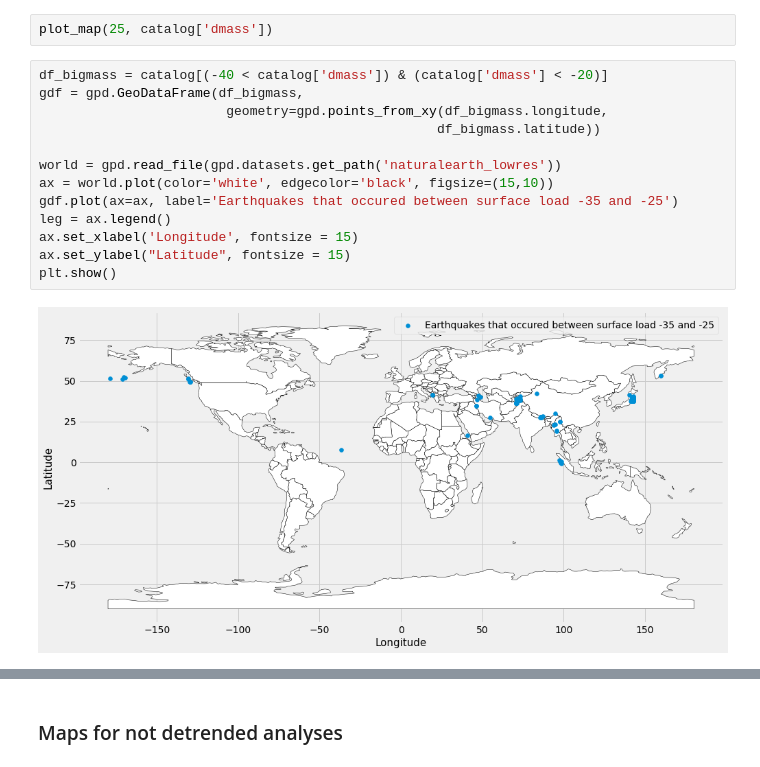
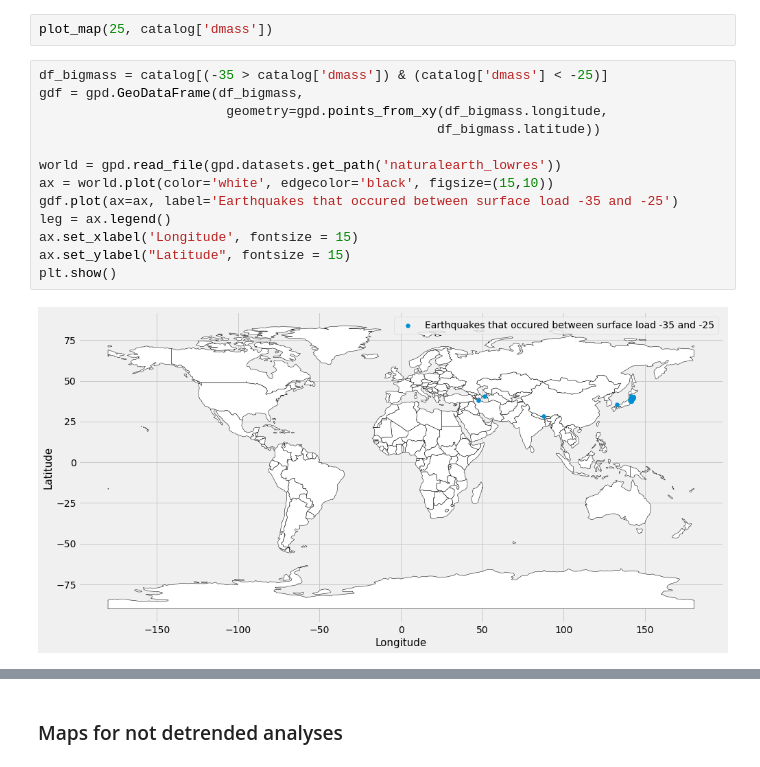
Before and after one commit to epic-research-group/surface-load-quakes, a Jupyter notebook: surface-load-earthquake-relationship.ipynb, the cells around one changed output, grey strips where cells are left out. Drawn from its saved outputs; the diff is of its cells as text.

```diff
--- a/surface-load-earthquake-relationship.ipynb
+++ b/surface-load-earthquake-relationship.ipynb
@@ -214,17 +215,17 @@ def plot_map(thr, earthquake_only):
 # %%
 plot_map(25, catalog['dmass'])
 # %%
-df_bigmass = catalog[(-40 < catalog['dmass']) & (catalog['dmass'] < -20)]
+df_bigmass = catalog[(-35 > catalog['dmass']) & (catalog['dmass'] < -25)]
 gdf = gpd.GeoDataFrame(df_bigmass,
                         geometry=gpd.points_from_xy(df_bigmass.longitude,
                                                    df_bigmass.latitude))
 
 world = gpd.read_file(gpd.datasets.get_path('naturalearth_lowres'))
 ax = world.plot(color='white', edgecolor='black', figsize=(15,10))
 gdf.plot(ax=ax, label='Earthquakes that occured between surface load -35 and -25')
 leg = ax.legend()
 ax.set_xlabel('Longitude', fontsize = 15)
 ax.set_ylabel("Latitude", fontsize = 15)
 plt.show()
 # %% [output]
-[figure, old version]
+[figure, new version]
```
Also changed, not shown: parts of 8 cells of this notebook.
